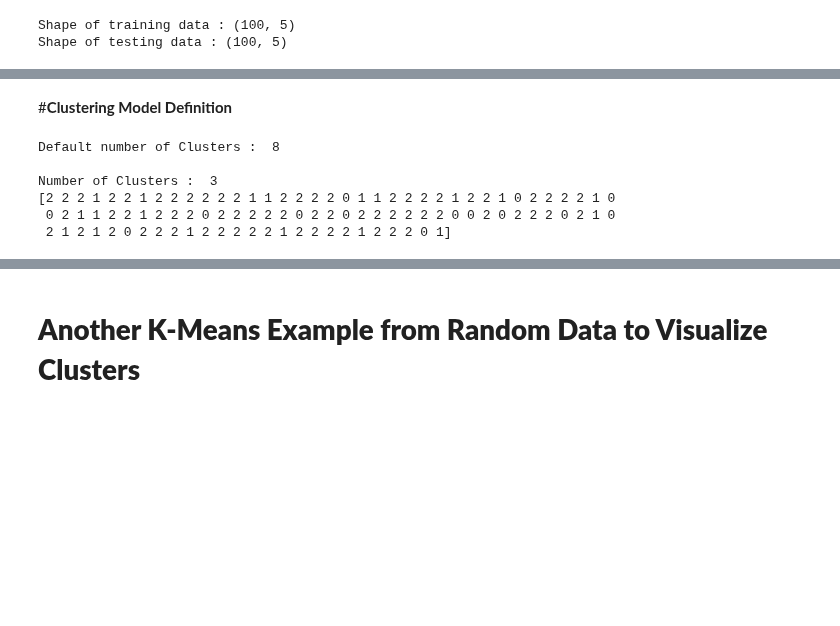
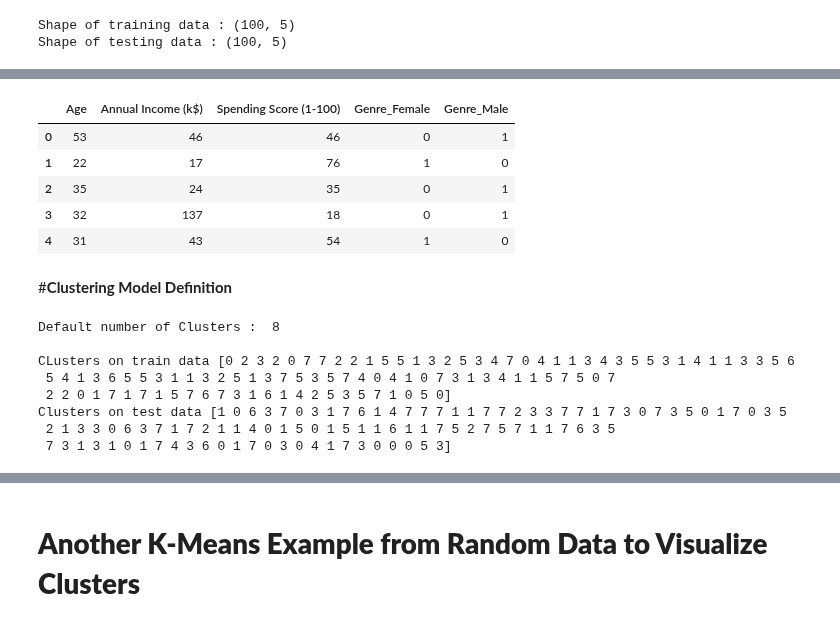
Before and after one commit to Alquem/machine-learning-syllabus, a Jupyter notebook: machine_learning/machine_learning_week_11/unsupervised_machine_learning.ipynb, the cells around one changed output, grey strips where cells are left out. Drawn from its saved outputs; the diff is of its cells as text; code cells hidden in the pictures; blank space fills up the shorter version.

```diff
--- a/machine_learning/machine_learning_week_11/unsupervised_machine_learning.ipynb
+++ b/machine_learning/machine_learning_week_11/unsupervised_machine_learning.ipynb
@@ -80,3 +89,12 @@ Shape of testing data : (100, 5)
+# %%
+test_data.head()
+# %% [output]
+|  | Age | Annual Income (k$) | Spending Score (1-100) | Genre_Female | Genre_Male |
+| 0 | 53 | 46 | 46 | 0 | 1 |
+| 1 | 22 | 17 | 76 | 1 | 0 |
+| 2 | 35 | 24 | 35 | 0 | 1 |
+| 3 | 32 | 137 | 18 | 0 | 1 |
+| 4 | 31 | 43 | 54 | 1 | 0 |
 # %% [markdown]
 #**Clustering Model Definition**
 # %%
@@ -99,34 +117,17 @@ print('\nDefault number of Clusters : ',model.n_clusters)
 
 # predict the clusters on the train dataset
 predict_train = model.predict(train_data)
-#print('\nCLusters on train data',predict_train)
+print('\nCLusters on train data',predict_train)
 
 # predict the target on the test dataset
 predict_test = model.predict(test_data)
-#print('Clusters on test data',predict_test)
-
-# Now, we will train a model with n_cluster = 3
-model_n3 = KMeans(n_clusters=3)
-
-# fit the model with the training data
-model_n3.fit(train_data)
-
-# Number of Clusters
-print('\nNumber of Clusters : ',model_n3.n_clusters)
-
-# predict the clusters on the train dataset
-predict_train_3 = model_n3.predict(train_data)
-#print('\nCLusters on train data',predict_train_3)
-
-# predict the target on the test dataset
-predict_test_3 = model_n3.predict(test_data)
-#print('Clusters on test data',predict_test_3)
-
-print(predict_test_3)
+print('Clusters on test data',predict_test)
 # %% [output]
 Default number of Clusters :  8
 
-Number of Clusters :  3
-[2 2 2 1 2 2 1 2 2 2 2 2 2 1 1 2 2 2 2 0 1 1 2 2 2 2 1 2 2 1 0 2 2 2 2 1 0
- 0 2 1 1 2 2 1 2 2 2 0 2 2 2 2 2 0 2 2 0 2 2 2 2 2 2 0 0 2 0 2 2 2 0 2 1 0
- 2 1 2 1 2 0 2 2 2 1 2 2 2 2 2 1 2 2 2 2 1 2 2 2 0 1]
+CLusters on train data [0 2 3 2 0 7 7 2 2 1 5 5 1 3 2 5 3 4 7 0 4 1 1 3 4 3 5 5 3 1 4 1 1 3 3 5 6
+ 5 4 1 3 6 5 5 3 1 1 3 2 5 1 3 7 5 3 5 7 4 0 4 1 0 7 3 1 3 4 1 1 5 7 5 0 7
+ 2 2 0 1 7 1 7 1 5 7 6 7 3 1 6 1 4 2 5 3 5 7 1 0 5 0]
+Clusters on test data [1 0 6 3 7 0 3 1 7 6 1 4 7 7 7 1 1 7 7 2 3 3 7 7 1 7 3 0 7 3 5 0 1 7 0 3 5
+ 2 1 3 3 0 6 3 7 1 7 2 1 1 4 0 1 5 0 1 5 1 1 6 1 1 7 5 2 7 5 7 1 1 7 6 3 5
+ 7 3 1 3 1 0 1 7 4 3 6 0 1 7 0 3 0 4 1 7 3 0 0 0 5 3]
```
Also changed, not shown: parts of 14 cells of this notebook.
